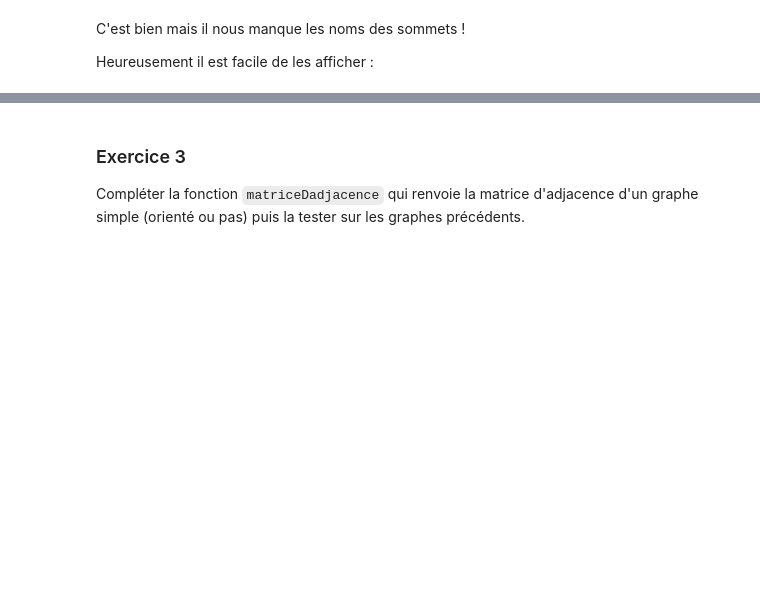
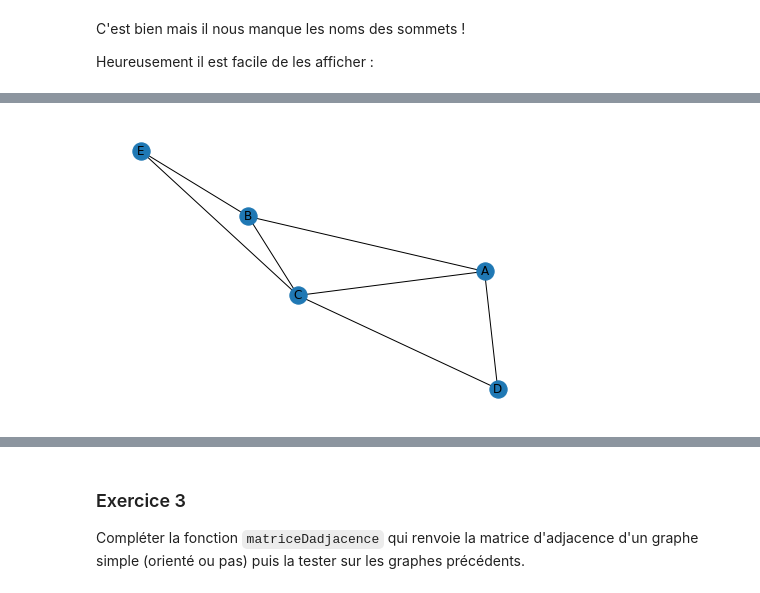
Before and after one commit to stellapalm/notebooks, a Jupyter notebook: Graphes_avec_networkx.ipynb, the cells around one changed output, grey strips where cells are left out. Saved outputs shown, nothing was run; the diff lists cells and outputs as text; code cells hidden in the pictures; blank space fills up the shorter version.

```diff
--- a/Graphes_avec_networkx.ipynb
+++ b/Graphes_avec_networkx.ipynb
@@ -170,3 +231,13 @@ Représenter le graphe <code>G1</code> ci-contre (<i>attention, il est possible
+# %%
+G1 = nx.Graph()
+G1.add_edges_from(
+    [("A", "B"), ("B", "E"), ("E", "C"), ("C", "D"), ("D", "A"), ("C", "E"), ("B", "C"), ("A", "C")]
+)
+# %%
+nx.draw(G1, with_labels=True)
+plt.show()
+# %% [output]
+[figure, added]
 # %% [markdown]
 ### Exercice 2
 Représenter de même le graphe <code>G2</code> associé au plan du musée ci-dessous
```
Also changed, not shown: parts of 33 cells of this notebook.
